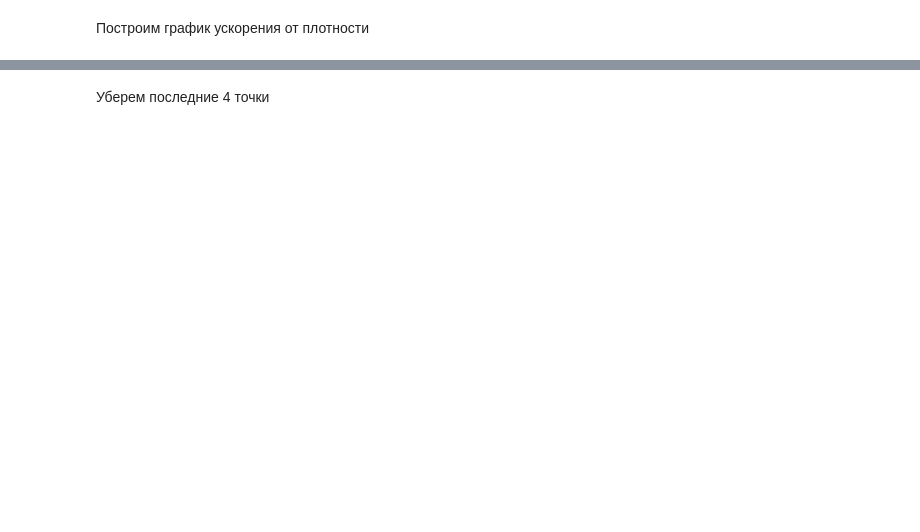
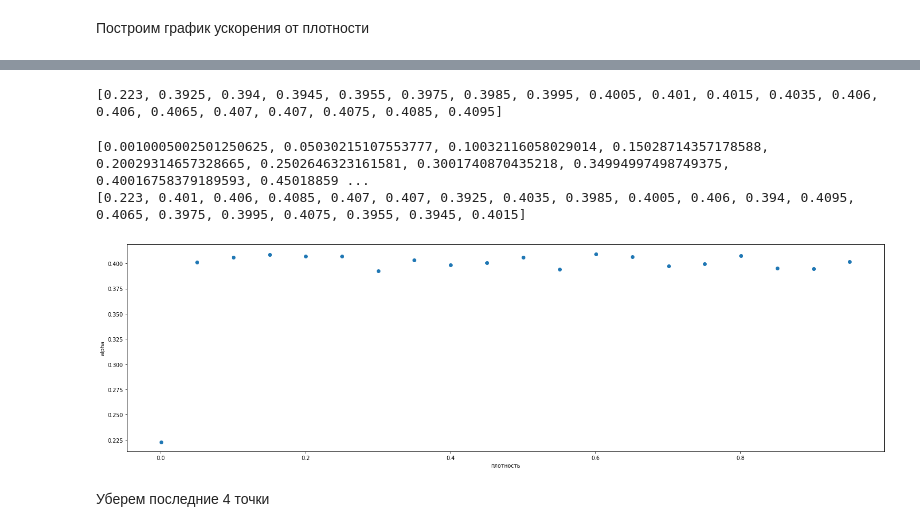
Before and after one commit to Grenby/graphs, a Jupyter notebook: notebooks/paris_variation_post_processing.ipynb, the cells around one changed output, grey strips where cells are left out. Drawn from its saved outputs; the diff is of its cells as text; code cells hidden in the pictures; blank space fills up the shorter version.

```diff
--- a/notebooks/paris_variation_post_processing.ipynb
+++ b/notebooks/paris_variation_post_processing.ipynb
@@ -166,3 +201,27 @@ plt.savefig(file_name)
+# %%
+print(sorted([r[name].points_results[0].alpha for name in r]))
+# %% [output]
+[0.223, 0.3925, 0.394, 0.3945, 0.3955, 0.3975, 0.3985, 0.3995, 0.4005, 0.401, 0.4015, 0.4035, 0.406, 0.406, 0.4065, 0.407, 0.407, 0.4075, 0.4085, 0.4095]
+# %%
+# X_max = {}
+# Y_speedup_max = {}
+# Y_err_speedup = {}
+
+fig, axs = plt.subplots(1, 1)
+fig.set_figwidth(25)
+fig.set_figheight(7)
+
+print(X_betta)
+print([r[name].points_results[0].alpha for name in r])
+axs.errorbar(X_betta, [r[name].points_results[0].alpha for name in r], fmt='o')
+axs.set(xlabel='плотность', ylabel='alpha')
+
+fig.patch.set_alpha(1)
+plt.show()
+# %% [output]
+[0.0010005002501250625, 0.05030215107553777, 0.10032116058029014, 0.15028714357178588, 0.20029314657328665, 0.2502646323161581, 0.3001740870435218, 0.34994997498749375, 0.40016758379189593, 0.45018859 ...
+[0.223, 0.401, 0.406, 0.4085, 0.407, 0.407, 0.3925, 0.4035, 0.3985, 0.4005, 0.406, 0.394, 0.4095, 0.4065, 0.3975, 0.3995, 0.4075, 0.3955, 0.3945, 0.4015]
+[figure, added]
 # %%
 def line(x, a,b):
     return a*x + b
```
Also changed, not shown: parts of 9 cells of this notebook, 4 other files.
